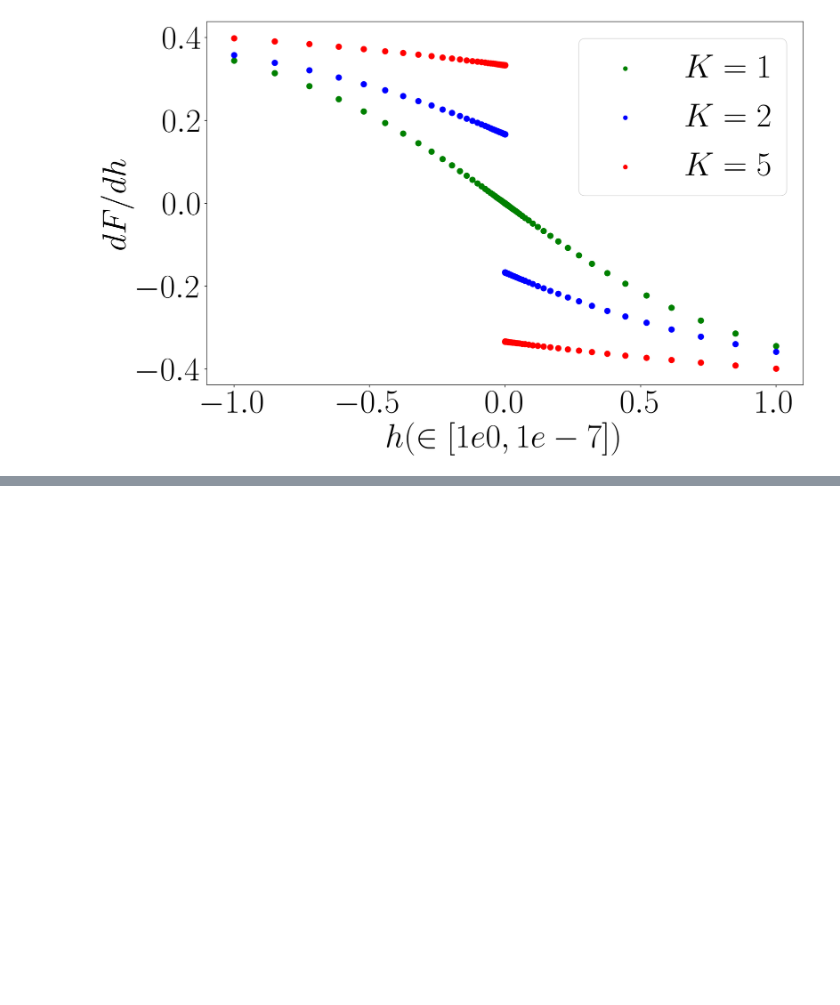
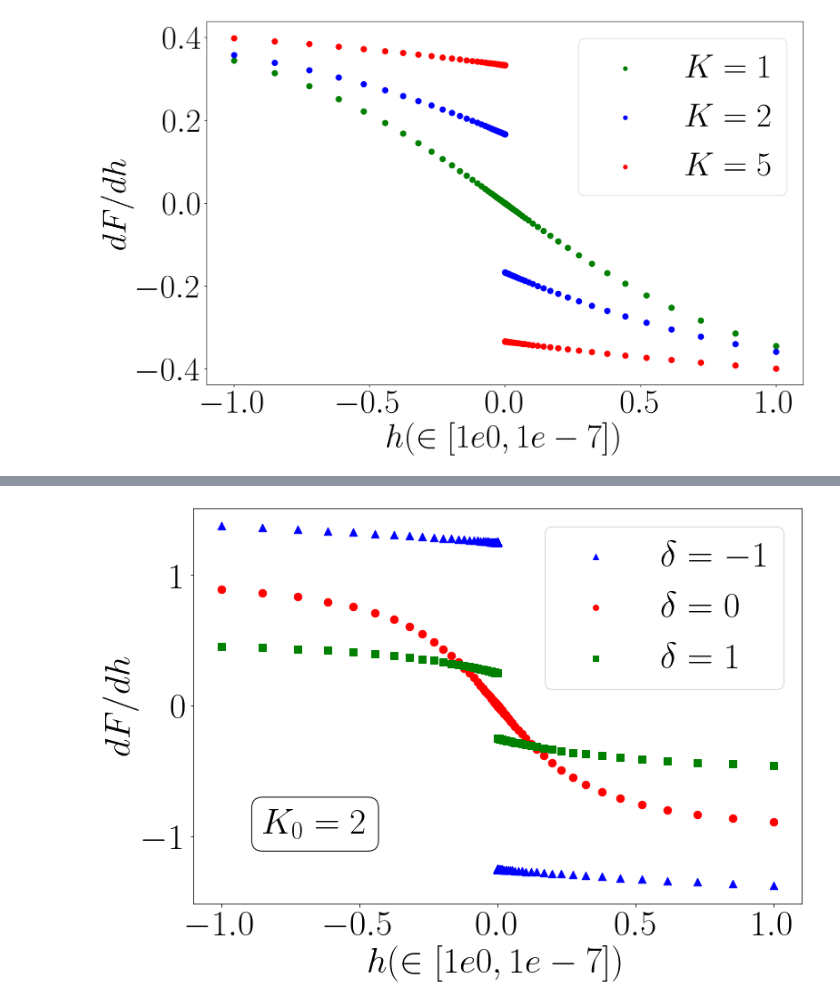
Before and after one commit to abhirup-m/Multichannel-Kondo-Project, a Jupyter notebook: numerics/chi.ipynb, the cells around one changed output, grey strips where cells are left out. Drawn from its saved outputs; the diff is of its cells as text; code cells hidden in the pictures; blank space fills up the shorter version.

```diff
--- a/numerics/chi.ipynb
+++ b/numerics/chi.ipynb
@@ -322,0 +236,44 @@ plt.show()
+# %%
+cols = ['r', 'b', 'g']
+mrks = ['o', '^', 's']
+K0 = 2
+for delta in [-1, 0, 1]:
+    K = K0 + delta
+    J = 1/K
+    S = K0/2 - delta/2
+    cols = [cols[-1]] + cols[:-1]
+    mrks = [mrks[-1]] + mrks[:-1]
+    hmin = 0
+    hmax = -7
+    h_range = 10**np.linspace(hmin, hmax, 100)
+    y1 = []
+    y2= []
+    for h in h_range:
+        H = ham_chi(J,K,S,h,0)
+        E = H.eigenenergies()
+        F1 = sum(E[E==min(E)])
+        H = ham_chi(J,K,S,h-h/10,0)
+        E = H.eigenenergies()
+        F2 = sum(E[E==min(E)])
+        dFdh = (F2 - F1)/(-h/10)
+        y1.append(dFdh)
+        H = ham_chi(J,K,S,-h,0)
+        E = H.eigenenergies()
+        F1 = sum(E[E==min(E)])
+        H = ham_chi(J,K,S,-h+h/10,0)
+        E = H.eigenenergies()
+        F2 = sum(E[E==min(E)])
+        dFdh = (F2 - F1)/(h/10)
+        y2.append(dFdh)
+
+    plt.scatter(h_range, y1, s=70, color=cols[-1], marker=mrks[-1])
+    plt.scatter(-h_range, y2, s=70, color=cols[-1], marker=mrks[-1])
+    plt.scatter([], [], marker=mrks[-1], color=cols[-1], label=r"$\delta={}$".format(delta))
+
+plt.legend()
+plt.xlabel(r"$h(\in [1e{}, 1e{}])$".format(hmin,hmax))
+plt.ylabel(r"$dF/dh$")
+plt.text(0.2, 0.2, r"$K_0 = 2$", bbox=props, horizontalalignment='center', verticalalignment='center', transform=plt.gca().transAxes)
+plt.savefig("disc_mag_imp.pdf", bbox_inches="tight")
+# %% [output]
+[figure, added]
```
Also changed, not shown: parts of 7 cells of this notebook, 13 other files.
